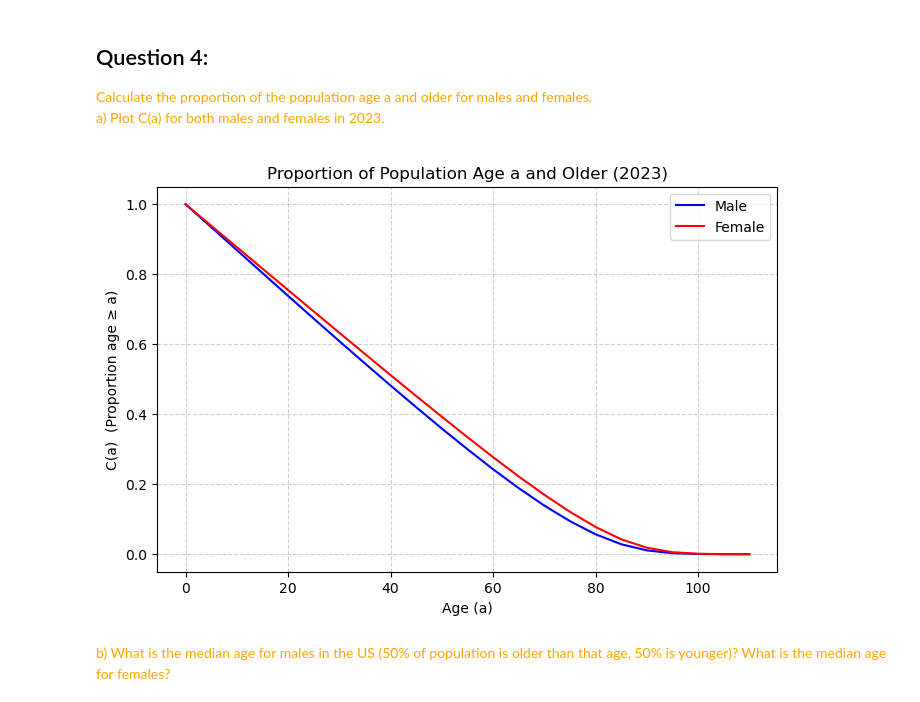
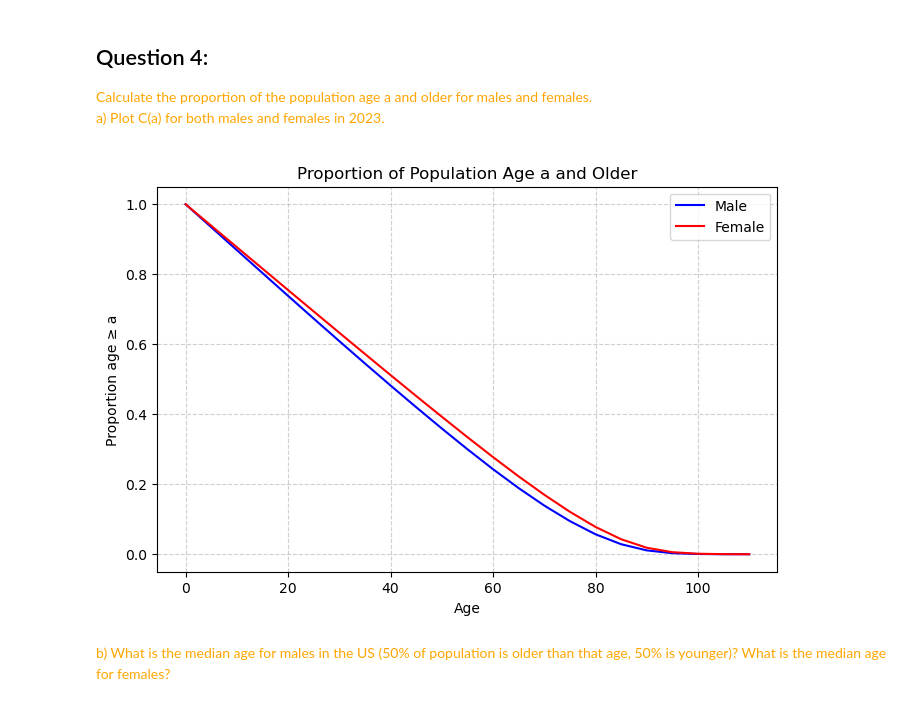
Before and after one commit to HOUPU1993/Homework-for-GEOG-210A-F25, a Jupyter notebook: Homework 1/HW4.ipynb, the cells around one changed output. Saved outputs shown, nothing was run; the diff lists cells and outputs as text; code cells hidden in the pictures.

```diff
--- a/HW4.ipynb
+++ b/Homework 1/HW4.ipynb
@@ -229,43 +229,35 @@ Calculate the proportion of the population age a and older for males and females
 
 a) Plot C(a) for both males and females in 2023.
 </font>
-# %%
-# --- Recommended classroom version ---
-C_m = np.zeros(len(a))
-C_f = np.zeros(len(a))
-C_m[0] = 1.0
-C_f[0] = 1.0
-
-integral_m = 0
-integral_f = 0
-for i in range(1, len(a)):
-    da = a[i] - a[i-1]
-    if e_m[i] > 0 and e_m[i-1] > 0:
-        avg_inv_m = 0.5 * (1/e_m[i] + 1/e_m[i-1])
-        integral_m += avg_inv_m * da
-        C_m[i] = np.exp(-integral_m)
-    else:
-        C_m[i] = np.nan
-
-    if e_f[i] > 0 and e_f[i-1] > 0:
-        avg_inv_f = 0.5 * (1/e_f[i] + 1/e_f[i-1])
-        integral_f += avg_inv_f * da
-        C_f[i] = np.exp(-integral_f)
-    else:
-        C_f[i] = np.nan
-
-
-plt.figure(figsize=(8,5))
-plt.plot(a, C_m, label='Male', color='blue')
-plt.plot(a, C_f, label='Female', color='red')
-plt.xlabel('Age (a)')
-plt.ylabel('C(a)  (Proportion age ≥ a)')
-plt.title('Proportion of Population Age a and Older (2023)')
-plt.legend()
-plt.grid(True, linestyle='--', alpha=0.6)
-plt.show()
-# %% [output]
-[figure, removed]
+# %%
+# === Step 1. compute 1/e(a) and midpoint averages ===
+da = np.diff(a)
+inv_e_m_mid = 0.5 * (1.0/e_m[1:] + 1.0/e_m[:-1])
+inv_e_f_mid = 0.5 * (1.0/e_f[1:] + 1.0/e_f[:-1])
+
+# === Step 2. numerical indefinite integral ===
+F0 = 0.0
+F_m = np.cumsum(inv_e_m_mid * da) + F0
+F_f = np.cumsum(inv_e_f_mid * da) + F0
+
+# === Step 3. fuction: F_m(a_i) ≈ ∫_0^{a_i} 1/e(x) dx ===
+C_m = np.exp(-F_m)
+C_f = np.exp(-F_f)
+C_m = np.insert(C_m, 0, 1.0)   # insert C(0)=1.0 at the front
+C_f = np.insert(C_f, 0, 1.0)   # insert C(0)=1.0 at the front
+
+# === Step 4. plot C(a) ===
+plt.figure(figsize=(8,5))
+plt.plot(a, C_m, label='Male', color='blue')
+plt.plot(a, C_f, label='Female', color='red')
+plt.xlabel('Age')
+plt.ylabel('Proportion age ≥ a')
+plt.title('Proportion of Population Age a and Older')
+plt.legend()
+plt.grid(True, linestyle='--', alpha=0.6)
+plt.show()
+# %% [output]
+[figure, added]
 # %% [markdown]
 <font color="orange">
 b) What is the median age for males in the US (50% of population is older than that age, 50% is younger)? What is the median age for females?
```
Also changed, not shown: parts of 4 cells of this notebook.
